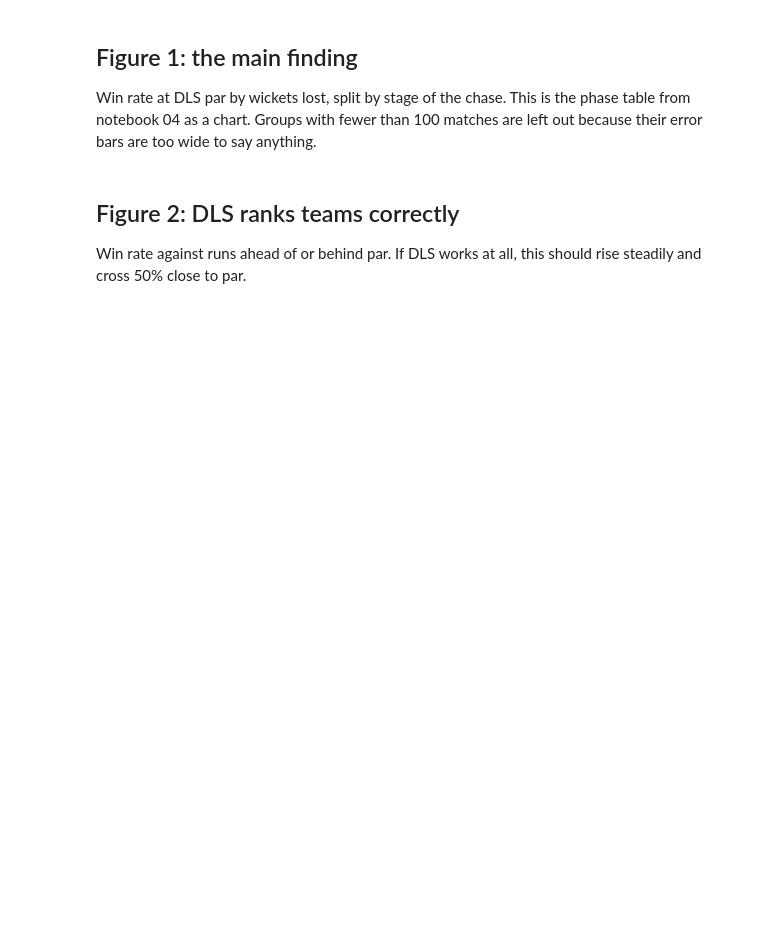
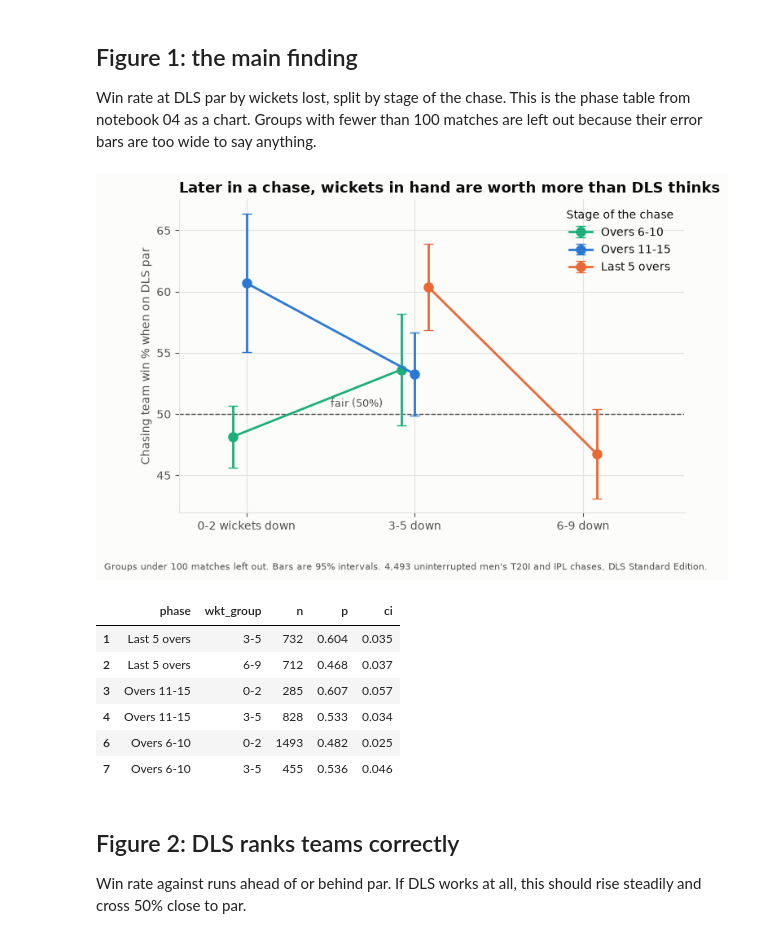
Before and after one commit to abdulhaquemohammed/dls-fairness-t20, a Jupyter notebook: 05_figures.ipynb, the cells around one changed output. Saved outputs shown, nothing was run; the diff lists cells and outputs as text; code cells hidden in the pictures; blank space fills up the shorter version.

Commit message:
Add final figures (notebook 05) and update README

```diff
--- a/05_figures.ipynb
+++ b/05_figures.ipynb
@@ -12,6 +57,51 @@ Shared style, then rebuilds the DLS par score at every ball using the same metho
 ## Figure 1: the main finding
 
 Win rate at DLS par by wickets lost, split by stage of the chase. This is the phase table from notebook 04 as a chart. Groups with fewer than 100 matches are left out because their error bars are too wide to say anything.
+# %%
+# moments on par (within 2 runs), each match once per wickets lost
+first = (s[s["margin"].abs() <= 2]
+         .sort_values("balls_left", ascending=False)
+         .drop_duplicates(["match_id", "wickets"]).copy())
+first["phase"] = pd.cut(first["balls_left"], [0, 30, 60, 90],
+                        labels=["Last 5 overs", "Overs 11-15", "Overs 6-10"])
+first["wkt_group"] = pd.cut(first["wickets"], [-1, 2, 5, 9],
+                            labels=["0-2", "3-5", "6-9"])
+
+g = first.groupby(["phase", "wkt_group"], observed=True)["won"].agg(n="count", p="mean").reset_index()
+g["ci"] = 1.96 * np.sqrt(g["p"] * (1 - g["p"]) / g["n"])
+g = g[g["n"] >= 100]          # drop groups too small to say anything
+
+fig, ax = plt.subplots(figsize=(8, 5))
+ax.axhline(50, ls="--", color=MUTED, lw=1)
+ax.text(0.5, 50.6, "fair (50%)", color=MUTED, fontsize=9)
+
+x = {"0-2": 0, "3-5": 1, "6-9": 2}
+for phase, colour, nudge in [("Overs 6-10", AQUA, -0.08), ("Overs 11-15", BLUE, 0), ("Last 5 overs", ORANGE, 0.08)]:
+    d = g[g["phase"] == phase]
+    xs = d["wkt_group"].map(x).astype(float) + nudge
+    ax.errorbar(xs, d["p"] * 100, yerr=d["ci"] * 100, fmt="o-", color=colour,
+                ms=8, capsize=4, label=phase)
+
+ax.set_xticks([0, 1, 2], ["0-2 wickets down", "3-5 down", "6-9 down"])
+ax.set_xlim(-0.4, 2.6)
+ax.set_ylabel("Chasing team win % when on DLS par")
+ax.set_title("Later in a chase, wickets in hand are worth more than DLS thinks")
+ax.legend(loc="upper right", frameon=False, title="Stage of the chase")
+fig.text(0.01, -0.03, "Groups under 100 matches left out. Bars are 95% intervals. "
+         "4,493 uninterrupted men's T20I and IPL chases, DLS Standard Edition.",
+         color=MUTED, fontsize=8)
+plt.savefig("figures/win_at_par_by_phase.png", dpi=200, bbox_inches="tight")
+plt.show()
+g.round(3)
+# %% [output]
+[figure, added]
+|  | phase | wkt_group | n | p | ci |
+| 1 | Last 5 overs | 3-5 | 732 | 0.604 | 0.035 |
+| 2 | Last 5 overs | 6-9 | 712 | 0.468 | 0.037 |
+| 3 | Overs 11-15 | 0-2 | 285 | 0.607 | 0.057 |
+| 4 | Overs 11-15 | 3-5 | 828 | 0.533 | 0.034 |
+| 6 | Overs 6-10 | 0-2 | 1493 | 0.482 | 0.025 |
+| 7 | Overs 6-10 | 3-5 | 455 | 0.536 | 0.046 |
 # %% [markdown]
 ## Figure 2: DLS ranks teams correctly
 
```
Also changed, not shown: parts of 3 cells of this notebook, 4 other files.
